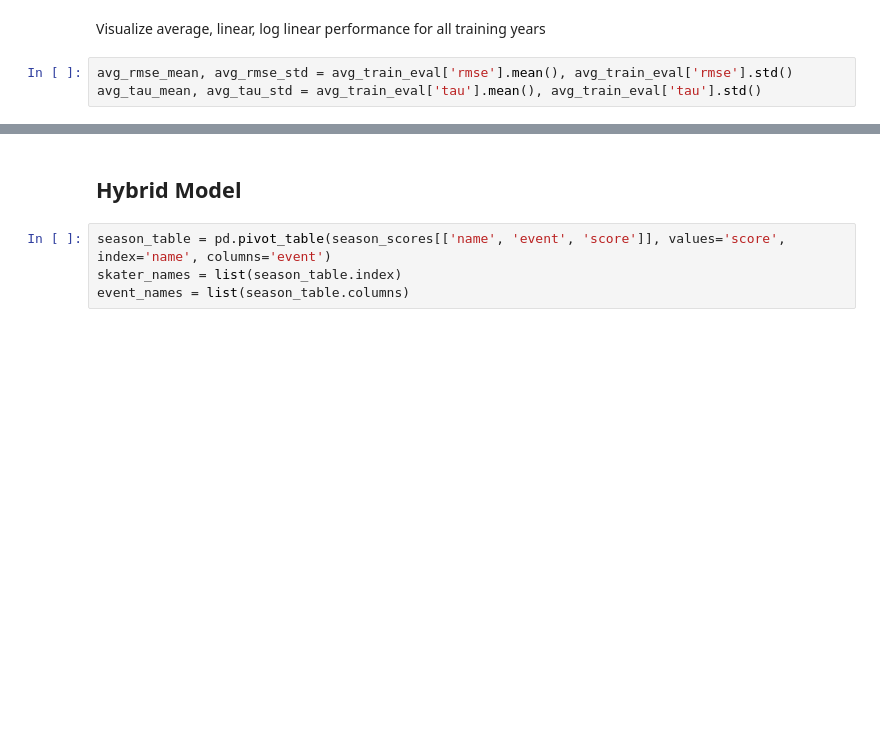
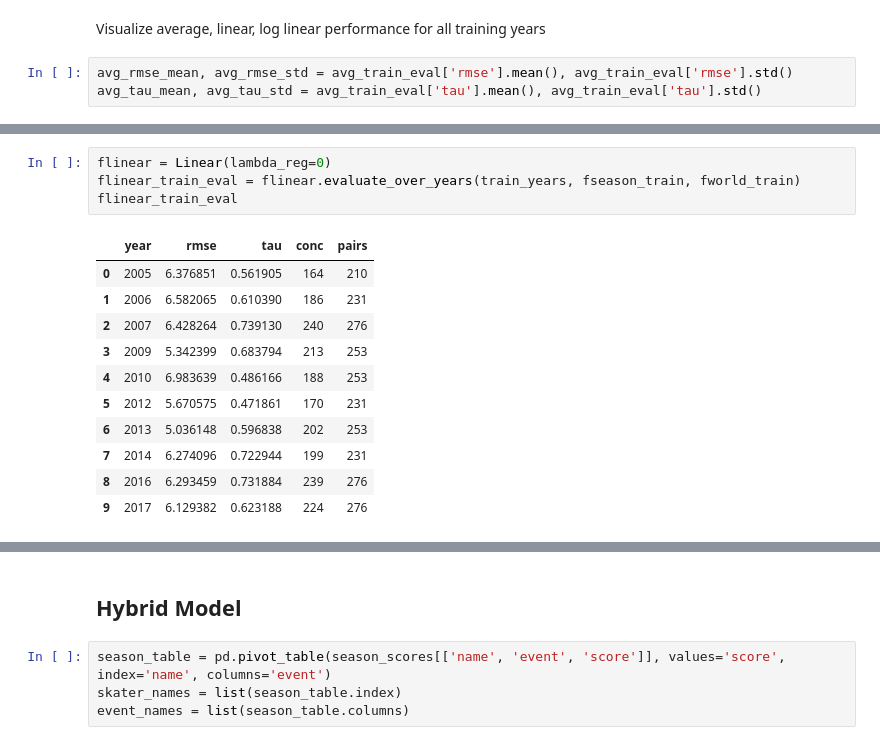
Before and after one commit to khanhnguyendata/skate_predict, a Jupyter notebook: analysis.ipynb, the cells around one changed output, grey strips where cells are left out. Drawn from its saved outputs; the diff is of its cells as text; blank space fills up the shorter version.

```diff
--- a/analysis.ipynb
+++ b/analysis.ipynb
@@ -1148,0 +1246,16 @@ plt.show()
+# %%
+flinear = Linear(lambda_reg=0)
+flinear_train_eval = flinear.evaluate_over_years(train_years, fseason_train, fworld_train)
+flinear_train_eval
+# %% [output]
+|  | year | rmse | tau | conc | pairs |
+| 0 | 2005 | 6.376851 | 0.561905 | 164 | 210 |
+| 1 | 2006 | 6.582065 | 0.610390 | 186 | 231 |
+| 2 | 2007 | 6.428264 | 0.739130 | 240 | 276 |
+| 3 | 2009 | 5.342399 | 0.683794 | 213 | 253 |
+| 4 | 2010 | 6.983639 | 0.486166 | 188 | 253 |
+| 5 | 2012 | 5.670575 | 0.471861 | 170 | 231 |
+| 6 | 2013 | 5.036148 | 0.596838 | 202 | 253 |
+| 7 | 2014 | 6.274096 | 0.722944 | 199 | 231 |
+| 8 | 2016 | 6.293459 | 0.731884 | 239 | 276 |
+| 9 | 2017 | 6.129382 | 0.623188 | 224 | 276 |
```
Also changed, not shown: parts of 16 cells of this notebook.
